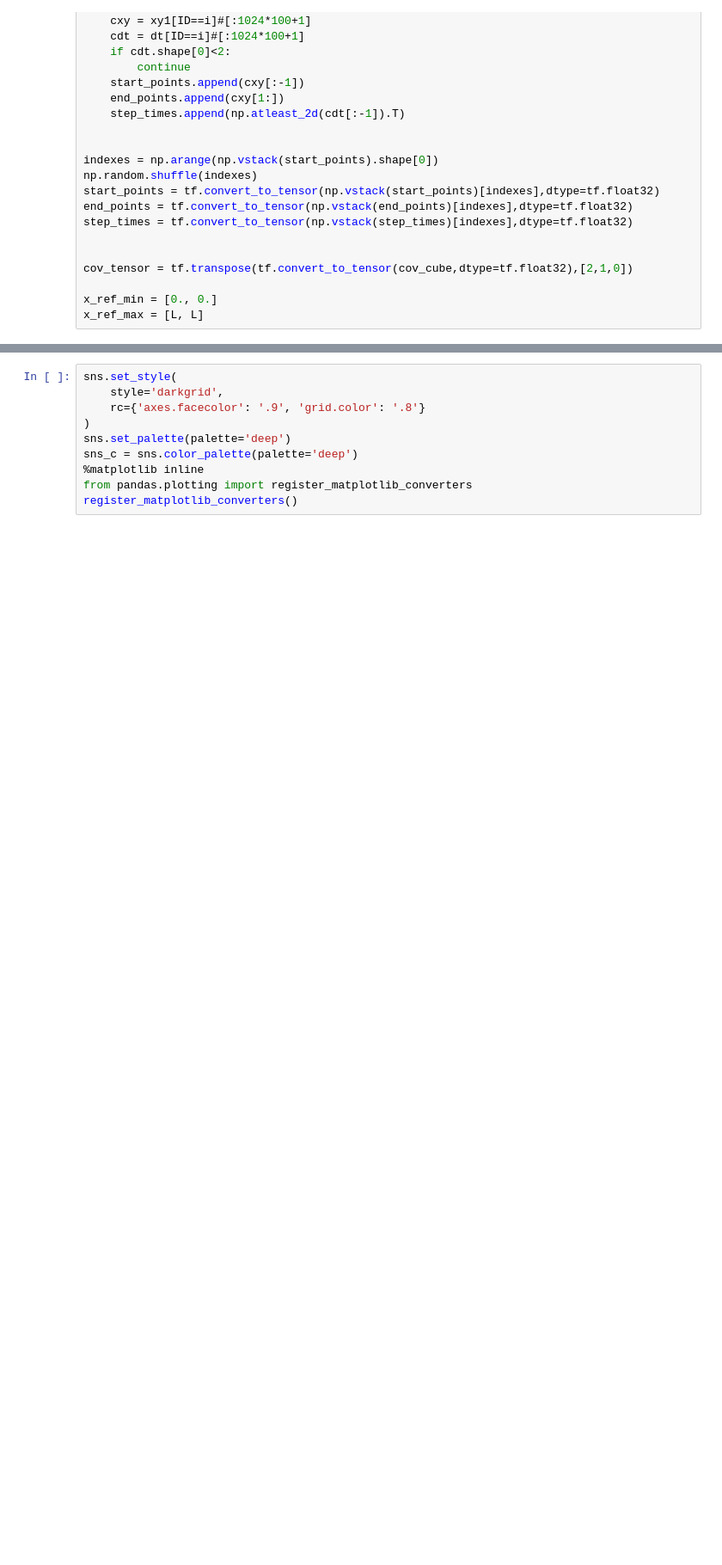
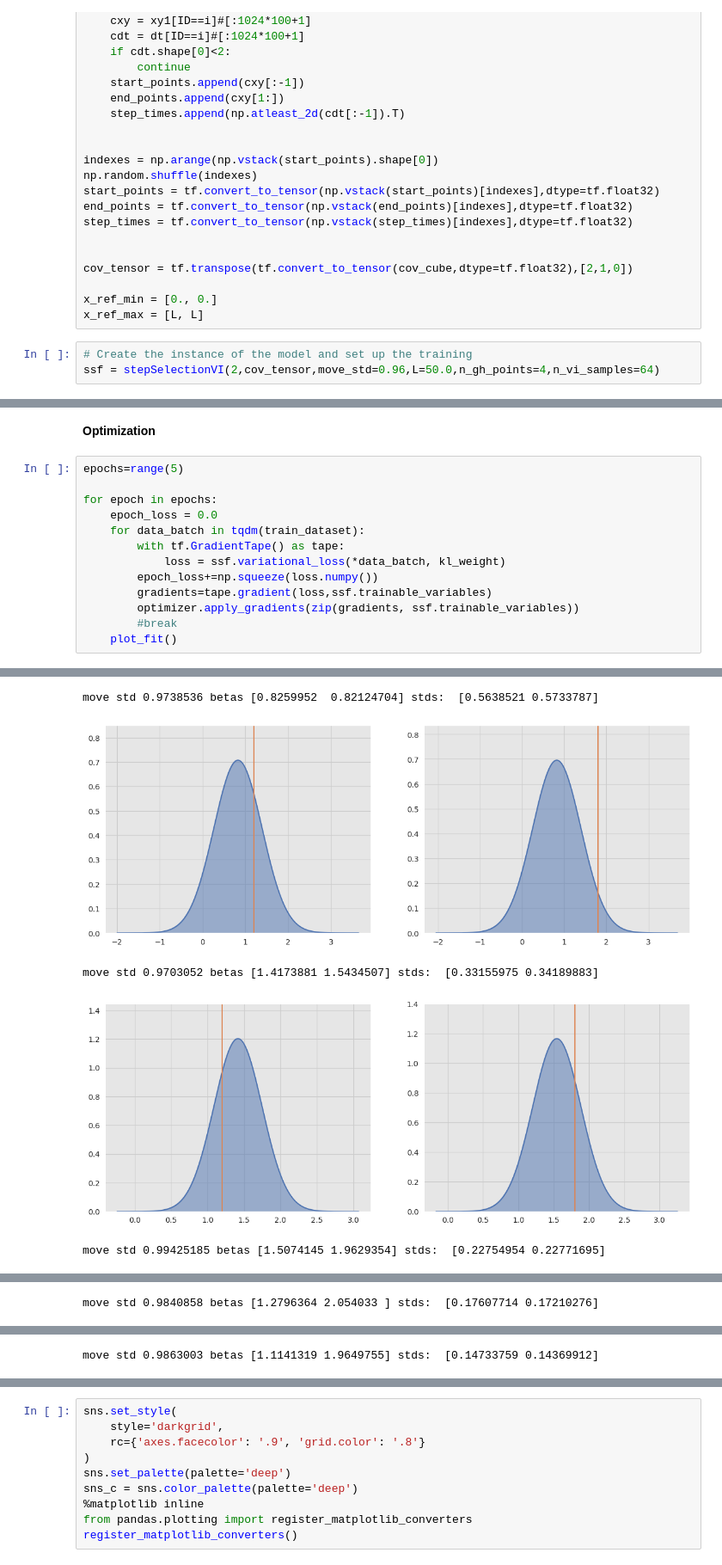
Before and after one commit to ctorney/mssf-vi, a Jupyter notebook: synthetic_inference/mssf_hmc.ipynb, the cells around one changed output, grey strips where cells are left out. Shown at 86% size. Saved outputs shown, nothing was run; the diff lists cells and outputs as text; blank space fills up the shorter version.

```diff
--- a/synthetic_inference/mssf_hmc.ipynb
+++ b/synthetic_inference/mssf_hmc.ipynb
@@ -215,3 +270,6 @@ cov_tensor = tf.transpose(tf.convert_to_tensor(cov_cube,dtype=tf.float32),[2,1,0
 
 x_ref_min = [0., 0.]
 x_ref_max = [L, L]
+# %%
+# Create the instance of the model and set up the training
+ssf = stepSelectionVI(2,cov_tensor,move_std=0.96,L=50.0,n_gh_points=4,n_vi_samples=64)
@@ -230,0 +324,16 @@ optimizer=tf.keras.optimizers.Adam(learning_rate=lr_schedule)
+# %% [markdown]
+**Optimization**
+# %%
+epochs=range(5)
+
+for epoch in epochs:
+    epoch_loss = 0.0
+    for data_batch in tqdm(train_dataset):
+        with tf.GradientTape() as tape:
+            loss = ssf.variational_loss(*data_batch, kl_weight)
+        epoch_loss+=np.squeeze(loss.numpy())
+        gradients=tape.gradient(loss,ssf.trainable_variables)
+        optimizer.apply_gradients(zip(gradients, ssf.trainable_variables))
+        #break
+    plot_fit()
+# %% [output]
@@ -230,0 +344,5 @@ optimizer=tf.keras.optimizers.Adam(learning_rate=lr_schedule)
+move std 0.9738536 betas [0.8259952  0.82124704] stds:  [0.5638521 0.5733787]
+[figure, added]
+move std 0.9703052 betas [1.4173881 1.5434507] stds:  [0.33155975 0.34189883]
+[figure, added]
+move std 0.99425185 betas [1.5074145 1.9629354] stds:  [0.22754954 0.22771695]
@@ -230,0 +350 @@ optimizer=tf.keras.optimizers.Adam(learning_rate=lr_schedule)
+move std 0.9840858 betas [1.2796364 2.054033 ] stds:  [0.17607714 0.17210276]
@@ -230,0 +352 @@ optimizer=tf.keras.optimizers.Adam(learning_rate=lr_schedule)
+move std 0.9863003 betas [1.1141319 1.9649755] stds:  [0.14733759 0.14369912]
```
Also changed, not shown: parts of 23 cells of this notebook, 3 other files.
